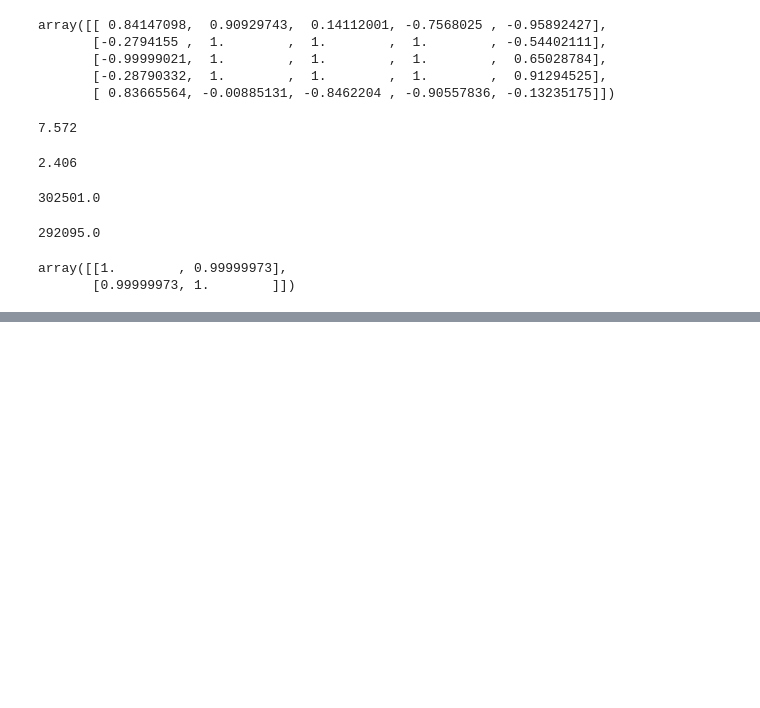
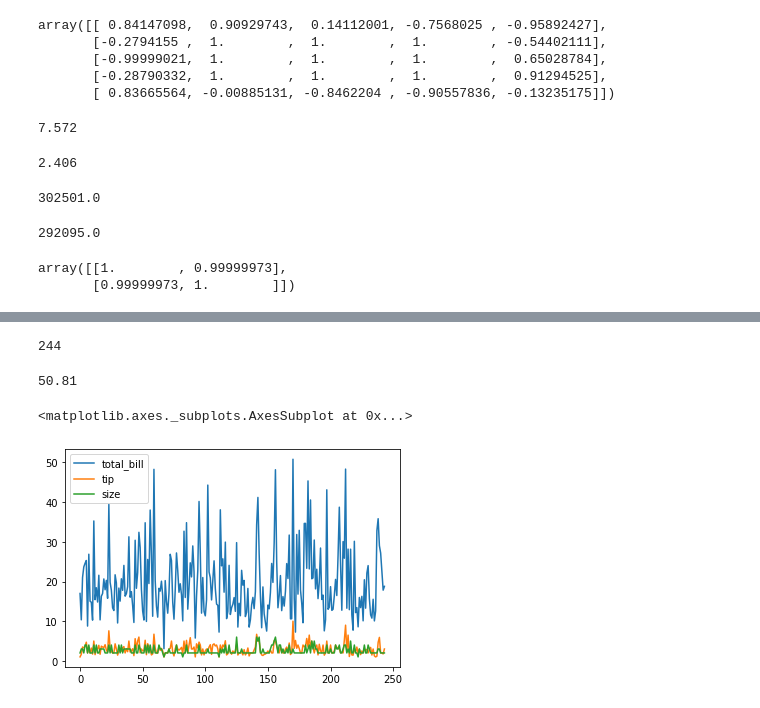
Before and after one commit to mkosterin/dscience, a Jupyter notebook: unit-2.ipynb, the cells around one changed output, grey strips where cells are left out. Drawn from its saved outputs; the diff is of its cells as text; code cells hidden in the pictures; blank space fills up the shorter version.

```diff
--- a/unit-2.ipynb
+++ b/unit-2.ipynb
@@ -430,0 +433,5 @@ array([[1.        , 0.99999973],
+# %%
+%matplotlib inline
+import  pandas as pd
+df = pd.read_csv('tips.csv')
+df.head()
@@ -430,0 +445,15 @@ array([[1.        , 0.99999973],
+# %%
+#10.1.1
+len(df.index)
+# %% [output]
+244
+# %%
+#10.1.2
+display(df.total_bill.max())
+# %% [output]
+50.81
+# %%
+df.plot()
+# %% [output]
+<matplotlib.axes._subplots.AxesSubplot at 0x...>
+[figure, added]
```
Also changed, not shown: parts of 62 cells of this notebook, 2 other files.
